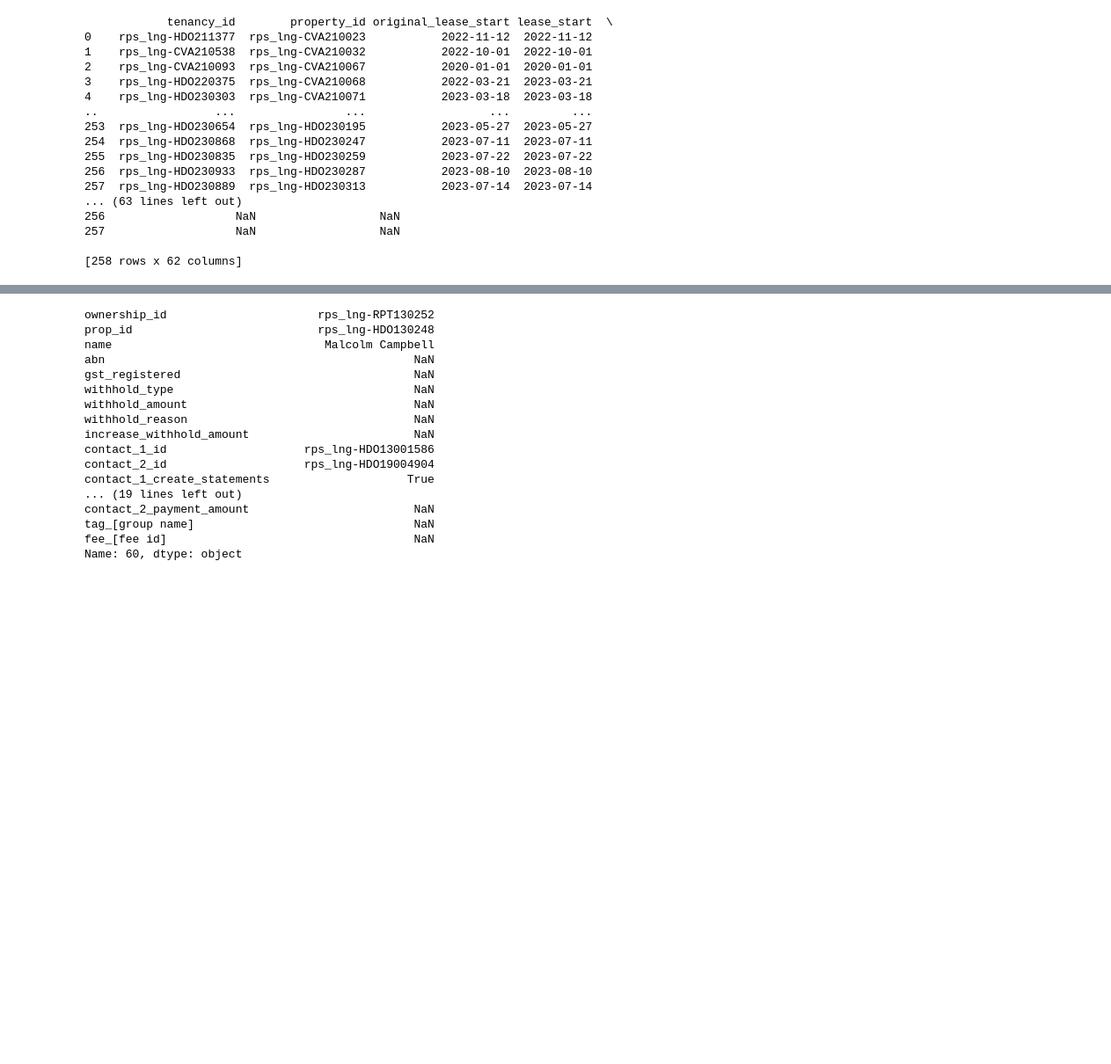
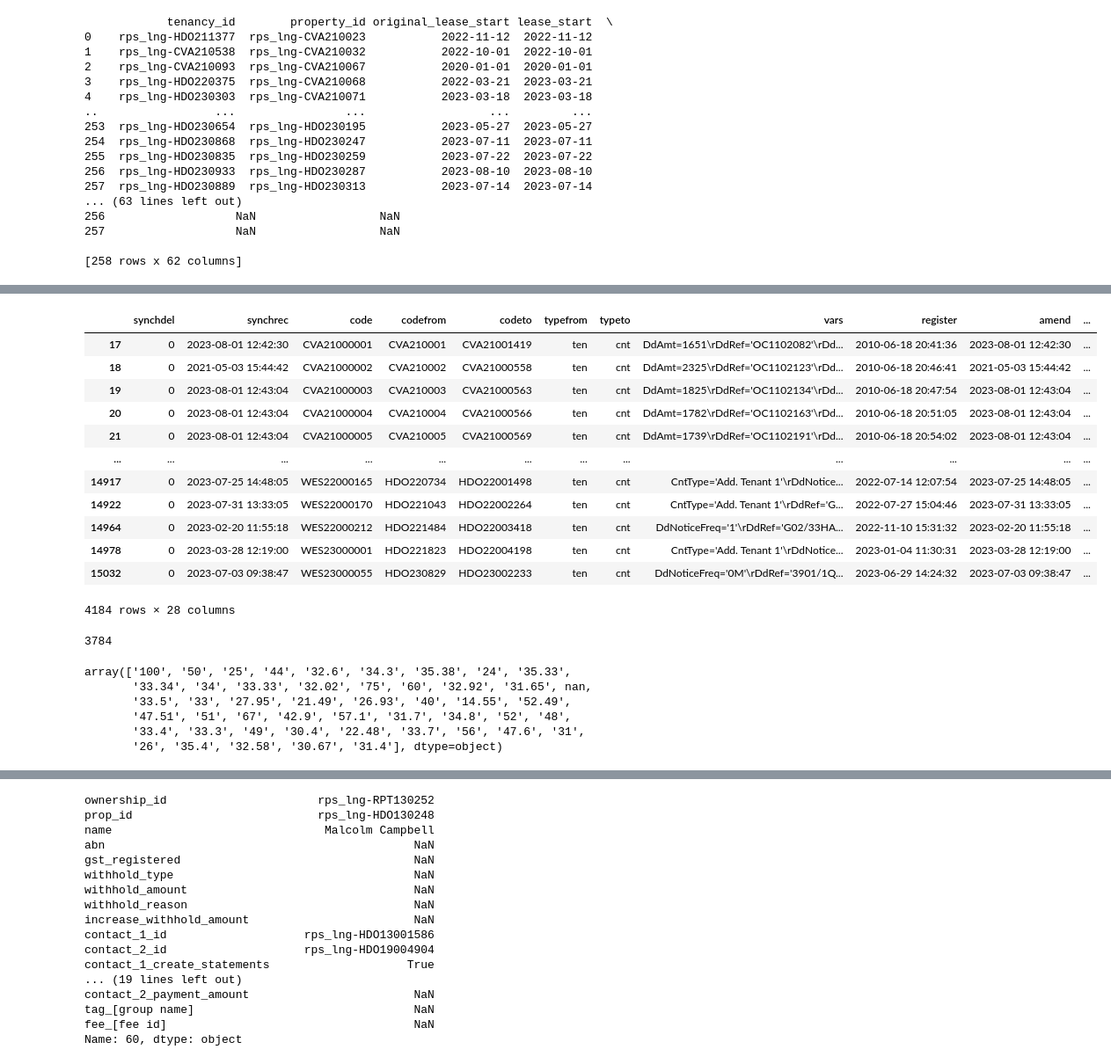
Before and after one commit to sahils4299/LongView-Data-Migration, a Jupyter notebook: After running for each portfolio.ipynb, the cells around one changed output, grey strips where cells are left out. Shown at 88% size. Drawn from its saved outputs; the diff is of its cells as text; code cells hidden in the pictures; blank space fills up the shorter version.

Commit message:
With direct debits

```diff
--- a/After running for each portfolio.ipynb
+++ b/After running for each portfolio.ipynb
@@ -308,0 +293,2 @@ prop_list_not_there = [x for x in prop_list_kasey if x not in bank_detail_link_p
+# %%
+direct_debits_df= bank_detail_link[bank_detail_link['vars'].str.contains('DdRef=',na=False)]
@@ -308,0 +299,46 @@ prop_list_not_there = [x for x in prop_list_kasey if x not in bank_detail_link_p
+# %%
+def extract_values(row):
+    pattern = r'(\w+)=(.*?)(?=\r|$)'
+    key_value_pairs = re.findall(pattern, row['vars'])
+
+    extracted_values = {}
+    for key, value in key_value_pairs:
+        if value.startswith("'") and value.endswith("'"):
+            value = value[1:-1]
+        extracted_values[key] = value
+
+    return pd.Series(extracted_values)
+# %%
+# Apply the function to each row and create a new DataFrame
+extracted_df = direct_debits_df.apply(extract_values, axis=1)
+
+# Concatenate the extracted values DataFrame with the original DataFrame
+direct_debits_df = pd.concat([direct_debits_df, extracted_df], axis=1)
+direct_debits_df
+# %% [output]
+|  | synchdel | synchrec | code | codefrom | codeto | typefrom | typeto | vars | register | amend | ... |
+| 17 | 0 | 2023-08-01 12:42:30 | CVA21000001 | CVA210001 | CVA21001419 | ten | cnt | DdAmt=1651\rDdRef='OC1102082'\rDd... | 2010-06-18 20:41:36 | 2023-08-01 12:42:30 | ... |
+| 18 | 0 | 2021-05-03 15:44:42 | CVA21000002 | CVA210002 | CVA21000558 | ten | cnt | DdAmt=2325\rDdRef='OC1102123'\rDd... | 2010-06-18 20:46:41 | 2021-05-03 15:44:42 | ... |
+| 19 | 0 | 2023-08-01 12:43:04 | CVA21000003 | CVA210003 | CVA21000563 | ten | cnt | DdAmt=1825\rDdRef='OC1102134'\rDd... | 2010-06-18 20:47:54 | 2023-08-01 12:43:04 | ... |
+| 20 | 0 | 2023-08-01 12:43:04 | CVA21000004 | CVA210004 | CVA21000566 | ten | cnt | DdAmt=1782\rDdRef='OC1102163'\rDd... | 2010-06-18 20:51:05 | 2023-08-01 12:43:04 | ... |
+| 21 | 0 | 2023-08-01 12:43:04 | CVA21000005 | CVA210005 | CVA21000569 | ten | cnt | DdAmt=1739\rDdRef='OC1102191'\rDd... | 2010-06-18 20:54:02 | 2023-08-01 12:43:04 | ... |
+| ... | ... | ... | ... | ... | ... | ... | ... | ... | ... | ... | ... |
+| 14917 | 0 | 2023-07-25 14:48:05 | WES22000165 | HDO220734 | HDO22001498 | ten | cnt | CntType='Add. Tenant 1'\rDdNotice... | 2022-07-14 12:07:54 | 2023-07-25 14:48:05 | ... |
+| 14922 | 0 | 2023-07-31 13:33:05 | WES22000170 | HDO221043 | HDO22002264 | ten | cnt | CntType='Add. Tenant 1'\rDdRef='G... | 2022-07-27 15:04:46 | 2023-07-31 13:33:05 | ... |
+| 14964 | 0 | 2023-02-20 11:55:18 | WES22000212 | HDO221484 | HDO22003418 | ten | cnt | DdNoticeFreq='1'\rDdRef='G02/33HA... | 2022-11-10 15:31:32 | 2023-02-20 11:55:18 | ... |
+| 14978 | 0 | 2023-03-28 12:19:00 | WES23000001 | HDO221823 | HDO22004198 | ten | cnt | CntType='Add. Tenant 1'\rDdNotice... | 2023-01-04 11:30:31 | 2023-03-28 12:19:00 | ... |
+| 15032 | 0 | 2023-07-03 09:38:47 | WES23000055 | HDO230829 | HDO23002233 | ten | cnt | DdNoticeFreq='0M'\rDdRef='3901/1Q... | 2023-06-29 14:24:32 | 2023-07-03 09:38:47 | ... |
+4184 rows × 28 columns
+# %%
+len(direct_debits_df['codefrom'].unique())
+# %% [output]
+3784
+# %%
+direct_debits_df['DdPer'].unique()
+# %% [output]
+array(['100', '50', '25', '44', '32.6', '34.3', '35.38', '24', '35.33',
+       '33.34', '34', '33.33', '32.02', '75', '60', '32.92', '31.65', nan,
+       '33.5', '33', '27.95', '21.49', '26.93', '40', '14.55', '52.49',
+       '47.51', '51', '67', '42.9', '57.1', '31.7', '34.8', '52', '48',
+       '33.4', '33.3', '49', '30.4', '22.48', '33.7', '56', '47.6', '31',
+       '26', '35.4', '32.58', '30.67', '31.4'], dtype=object)
```
Also changed, not shown: parts of 17 cells of this notebook, 1 other file.
